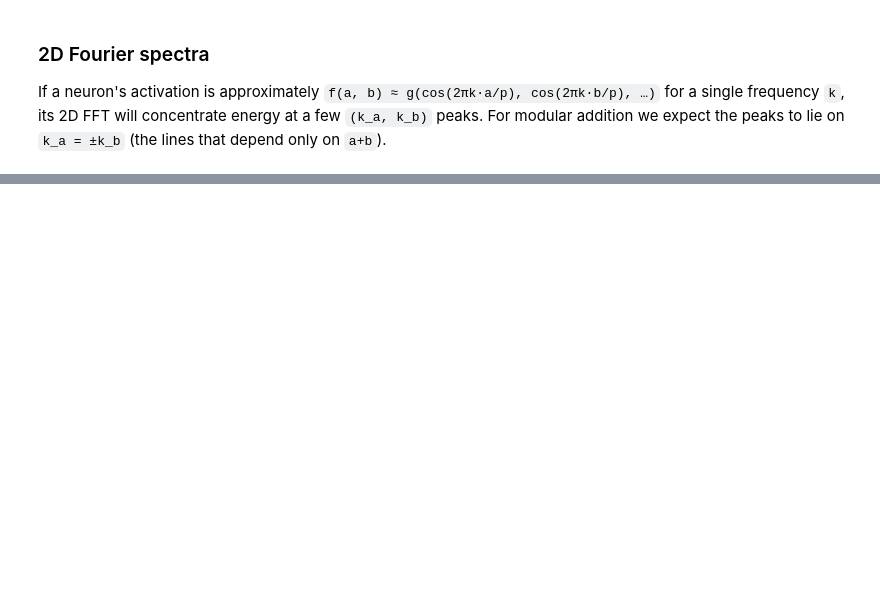
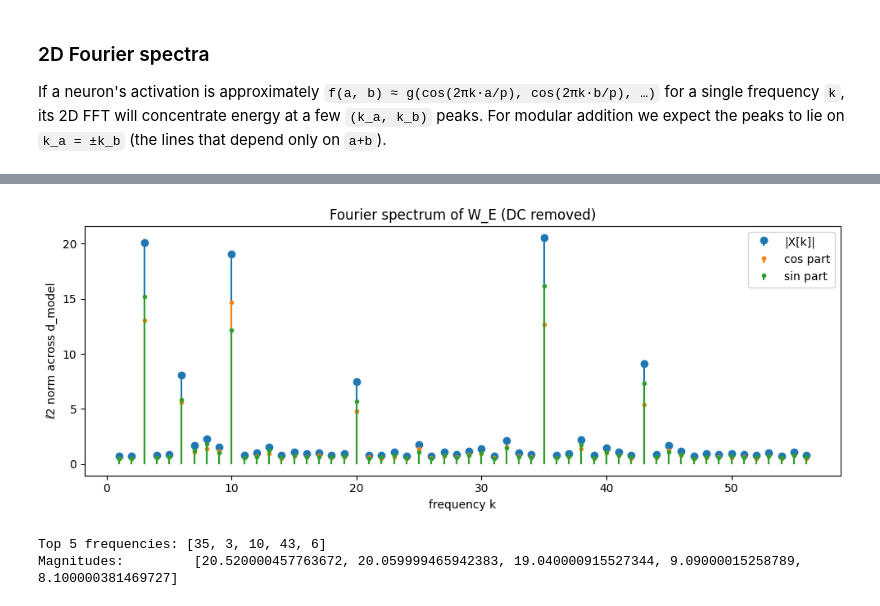
Before and after one commit to HalfEmptyDrum/Grokking, a Jupyter notebook: interpreting/load_model.ipynb, the cells around one changed output, grey strips where cells are left out. Saved outputs shown, nothing was run; the diff lists cells and outputs as text; code cells hidden in the pictures; blank space fills up the shorter version.

```diff
--- a/interpreting/load_model.ipynb
+++ b/interpreting/load_model.ipynb
@@ -241,0 +447,33 @@ plt.tight_layout(); plt.show()
+# %%
+import numpy as np
+import matplotlib.pyplot as plt
+
+X = np.fft.rfft(W_E, axis=1)                  # (d_model, p//2 + 1)
+k = np.arange(X.shape[1])
+
+norm_total = np.linalg.norm(X,      axis=0)   # |X[:,k]|, the natural quantity
+norm_cos   = np.linalg.norm(X.real, axis=0)
+norm_sin   = np.linalg.norm(X.imag, axis=0)
+
+fig, ax = plt.subplots(figsize=(10, 4))
+ax.stem(k[1:], norm_total[1:], linefmt="C0-", markerfmt="C0o", basefmt=" ",
+        label="|X[k]|")
+ax.stem(k[1:], norm_cos[1:],   linefmt="C1-", markerfmt="C1.", basefmt=" ",
+        label="cos part")
+ax.stem(k[1:], norm_sin[1:],   linefmt="C2-", markerfmt="C2.", basefmt=" ",
+        label="sin part")
+ax.set_xlabel("frequency k")
+ax.set_ylabel("ℓ2 norm across d_model")
+ax.set_title("Fourier spectrum of W_E (DC removed)")
+ax.legend()
+plt.tight_layout()
+plt.show()
+
+# Identify top key frequencies
+top_k = np.argsort(norm_total[1:])[-5:][::-1] + 1
+print("Top 5 frequencies:", top_k.tolist())
+print("Magnitudes:        ", norm_total[top_k].round(2).tolist())
+# %% [output]
+[figure, added]
+Top 5 frequencies: [35, 3, 10, 43, 6]
+Magnitudes:         [20.520000457763672, 20.059999465942383, 19.040000915527344, 9.09000015258789, 8.100000381469727]
```
Also changed, not shown: parts of 22 cells of this notebook, 2 other files.
